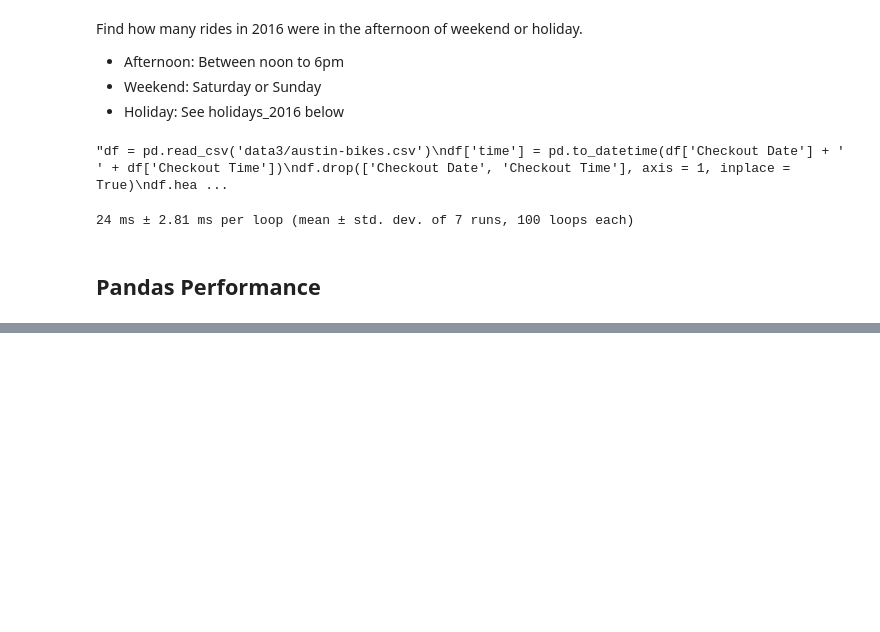
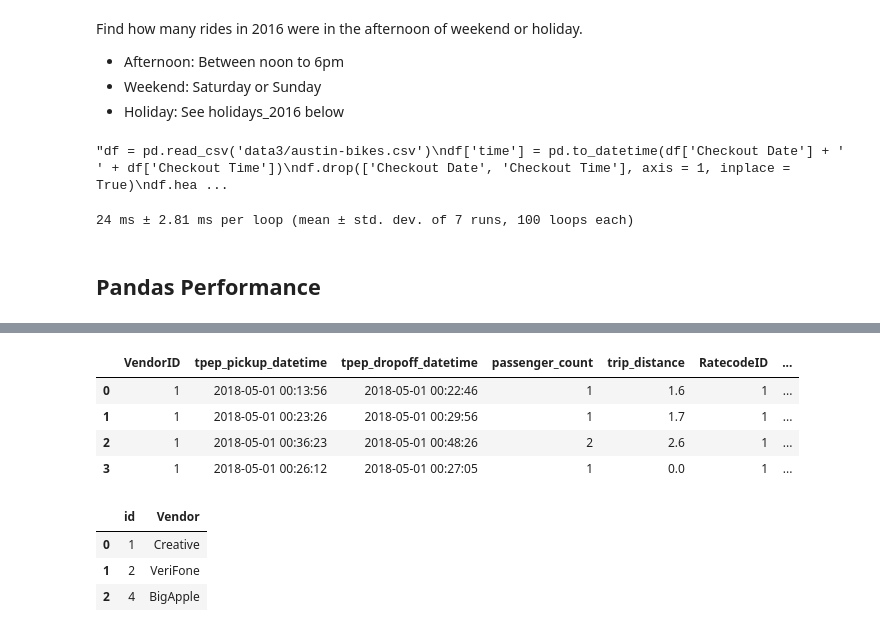
Before and after one commit to Sagar-modelling/Faster_pandas, a Jupyter notebook: vectorization.ipynb, the cells around one changed output, grey strips where cells are left out. Drawn from its saved outputs; the diff is of its cells as text; code cells hidden in the pictures; blank space fills up the shorter version.

```diff
--- a/vectorization.ipynb
+++ b/vectorization.ipynb
@@ -275,0 +315,20 @@ df.head(2)
+# %%
+df = pd.read_csv('data3/taxi.csv')
+df.head(4)
+# %% [output]
+|  | VendorID | tpep_pickup_datetime | tpep_dropoff_datetime | passenger_count | trip_distance | RatecodeID | ... |
+| 0 | 1 | 2018-05-01 00:13:56 | 2018-05-01 00:22:46 | 1 | 1.6 | 1 | ... |
+| 1 | 1 | 2018-05-01 00:23:26 | 2018-05-01 00:29:56 | 1 | 1.7 | 1 | ... |
+| 2 | 1 | 2018-05-01 00:36:23 | 2018-05-01 00:48:26 | 2 | 2.6 | 1 | ... |
+| 3 | 1 | 2018-05-01 00:26:12 | 2018-05-01 00:27:05 | 1 | 0.0 | 1 | ... |
+# %%
+ndf = pd.DataFrame([
+                    (1, 'Creative'),
+                    (2, 'VeriFone'),
+                    (4, 'BigApple'),], columns=['id', 'Vendor'])
+ndf
+# %% [output]
+|  | id | Vendor |
+| 0 | 1 | Creative |
+| 1 | 2 | VeriFone |
+| 2 | 4 | BigApple |
```
Also changed, not shown: parts of 61 cells of this notebook.
